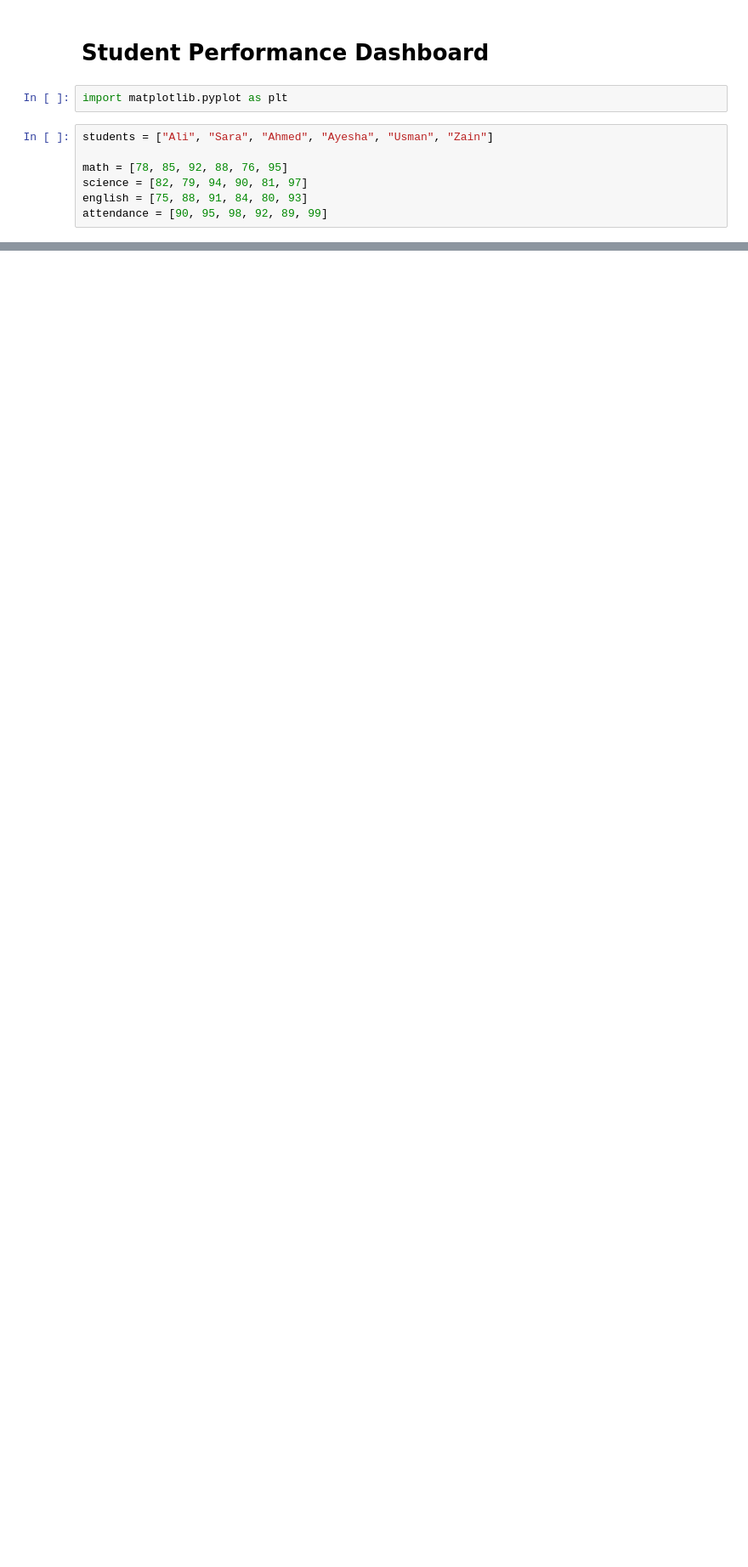
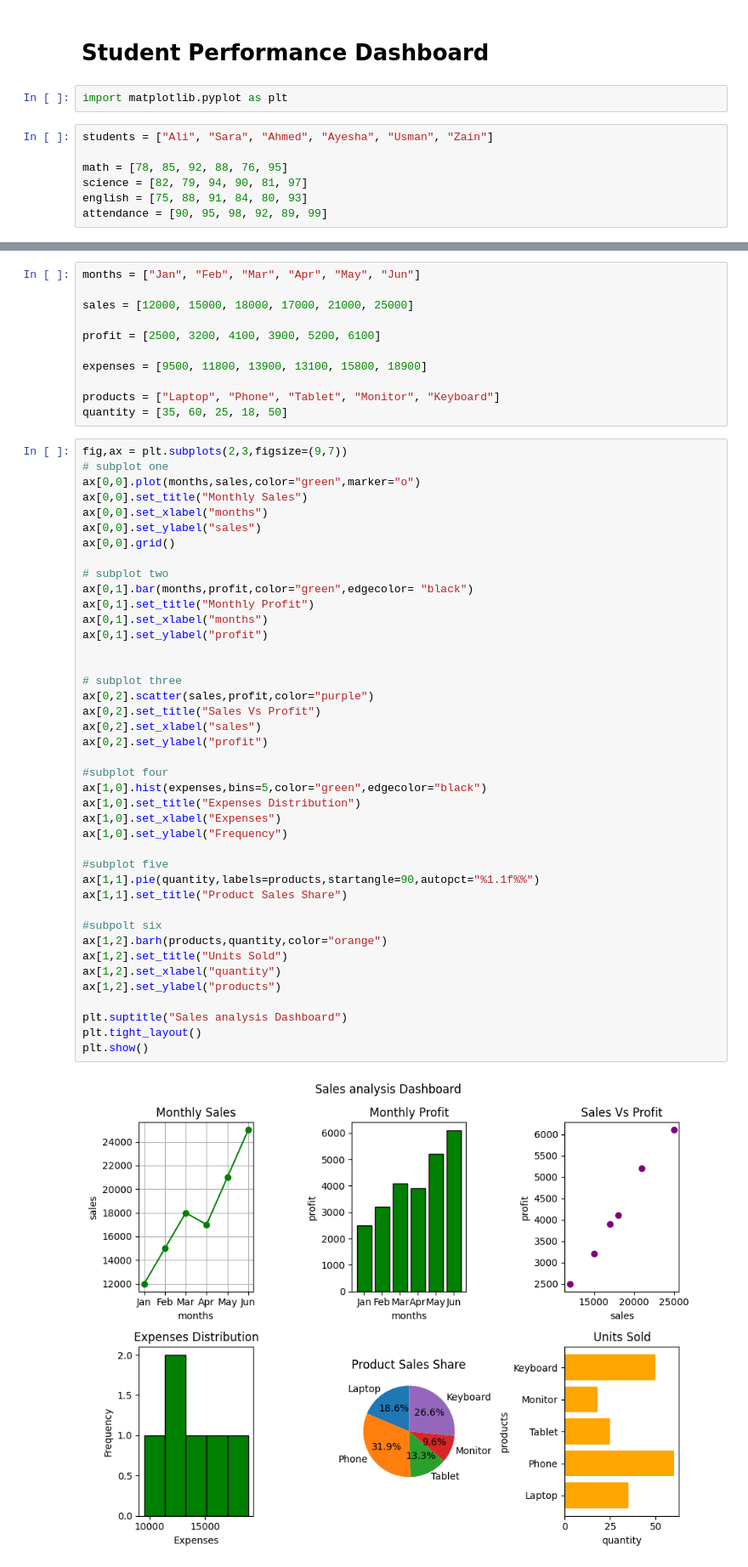
Before and after one commit to Engr-Jawad/Matplotlib_laibrary, a Jupyter notebook: problem_5.ipynb, the cells around one changed output, grey strips where cells are left out. Shown at 85% size. Saved outputs shown, nothing was run; the diff lists cells and outputs as text; blank space fills up the shorter version.

Commit message:
sales analysis Dashboard

```diff
--- a/problem_5.ipynb
+++ b/problem_5.ipynb
@@ -45,0 +48,54 @@ plt.show()
+# %%
+months = ["Jan", "Feb", "Mar", "Apr", "May", "Jun"]
+
+sales = [12000, 15000, 18000, 17000, 21000, 25000]
+
+profit = [2500, 3200, 4100, 3900, 5200, 6100]
+
+expenses = [9500, 11800, 13900, 13100, 15800, 18900]
+
+products = ["Laptop", "Phone", "Tablet", "Monitor", "Keyboard"]
+quantity = [35, 60, 25, 18, 50]
+# %%
+fig,ax = plt.subplots(2,3,figsize=(9,7))
+# subplot one
+ax[0,0].plot(months,sales,color="green",marker="o")
+ax[0,0].set_title("Monthly Sales")
+ax[0,0].set_xlabel("months")
+ax[0,0].set_ylabel("sales")
+ax[0,0].grid()
+
+# subplot two
+ax[0,1].bar(months,profit,color="green",edgecolor= "black")
+ax[0,1].set_title("Monthly Profit")
+ax[0,1].set_xlabel("months")
+ax[0,1].set_ylabel("profit")
+
+
+# subplot three
+ax[0,2].scatter(sales,profit,color="purple")
+ax[0,2].set_title("Sales Vs Profit")
+ax[0,2].set_xlabel("sales")
+ax[0,2].set_ylabel("profit")
+
+#subplot four
+ax[1,0].hist(expenses,bins=5,color="green",edgecolor="black")
+ax[1,0].set_title("Expenses Distribution")
+ax[1,0].set_xlabel("Expenses")
+ax[1,0].set_ylabel("Frequency")
+
+#subplot five
+ax[1,1].pie(quantity,labels=products,startangle=90,autopct="%1.1f%%")
+ax[1,1].set_title("Product Sales Share")
+
+#subpolt six
+ax[1,2].barh(products,quantity,color="orange")
+ax[1,2].set_title("Units Sold")
+ax[1,2].set_xlabel("quantity")
+ax[1,2].set_ylabel("products")
+
+plt.suptitle("Sales analysis Dashboard")
+plt.tight_layout()
+plt.show()
+# %% [output]
+[figure, added]
```
Also changed, not shown: parts of 1 cell of this notebook.
